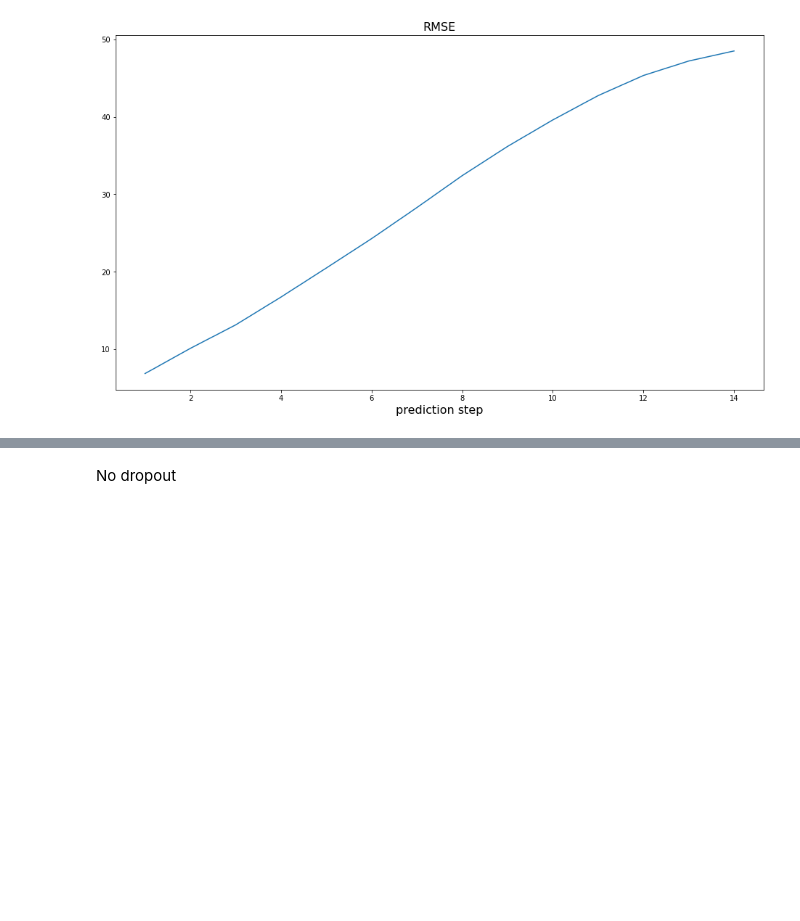
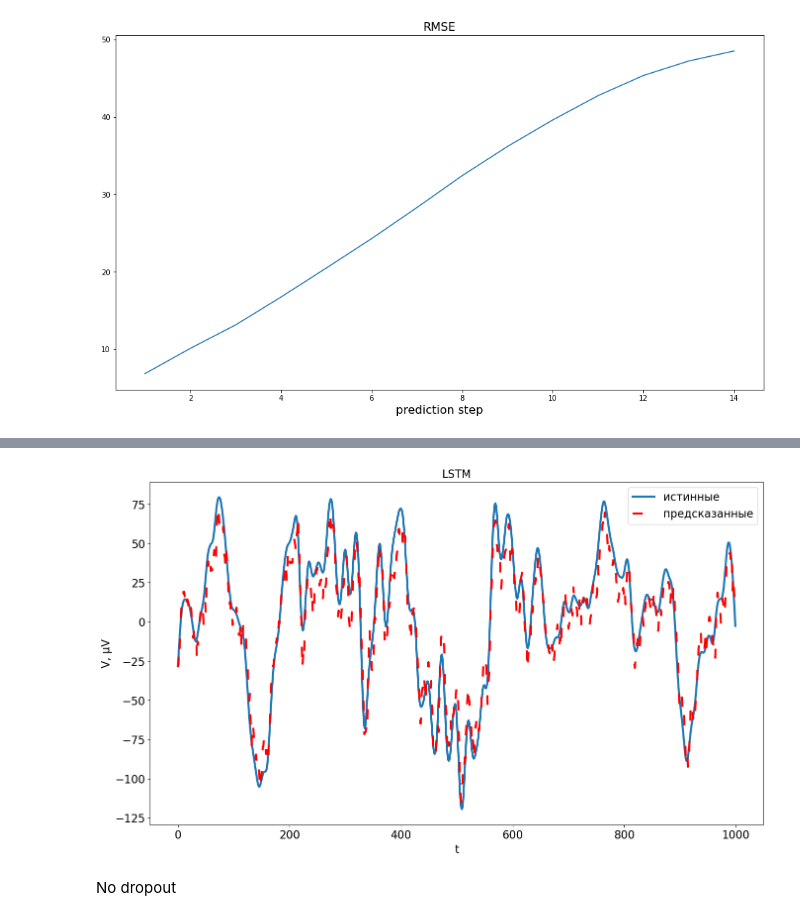
Before and after one commit to NikolayGromov/extreme-events, a Jupyter notebook: EEG seizure/Children seizure/Creating database.ipynb, the cells around one changed output, grey strips where cells are left out. Drawn from its saved outputs; the diff is of its cells as text; code cells hidden in the pictures; blank space fills up the shorter version.

```diff
--- a/EEG seizure/Children seizure/Creating database.ipynb
+++ b/EEG seizure/Children seizure/Creating database.ipynb
@@ -297,3 +305,7 @@ def Plt(k):
+# %%
+Plt(8)
+# %% [output]
+[figure, added]
 # %% [markdown]
 No dropout
 # %%
```
Also changed, not shown: parts of 8 cells of this notebook, 39 other files.
